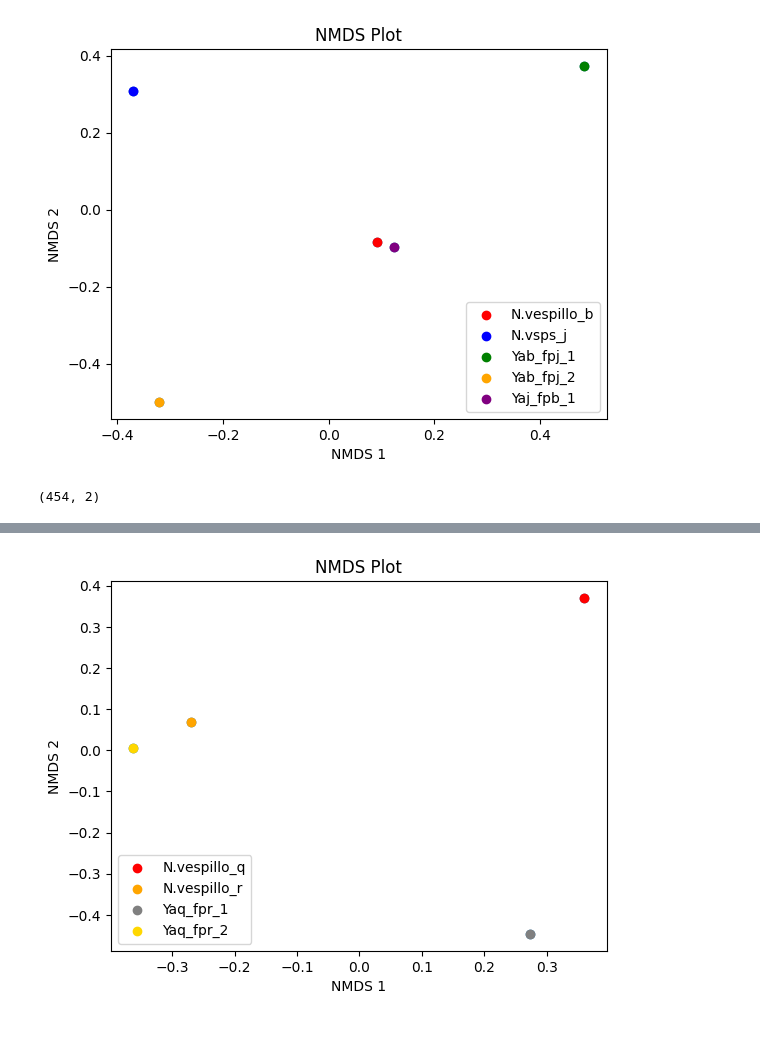
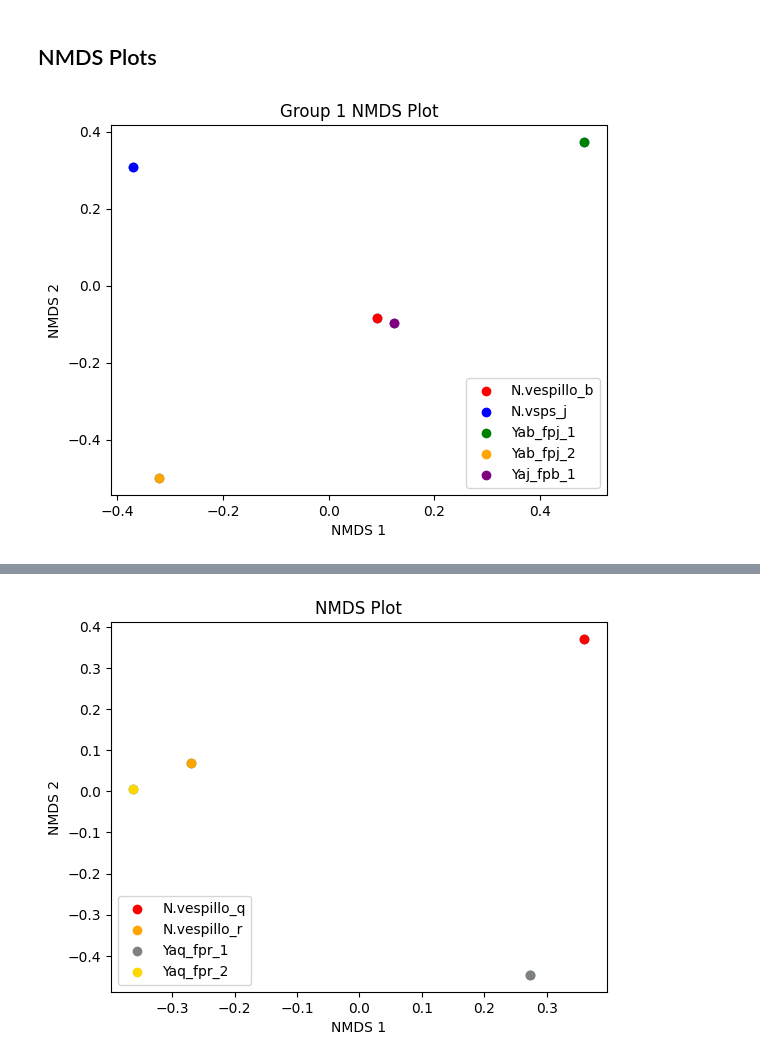
Before and after one commit to abenidsa12/gut_microbiome, a Jupyter notebook: plots.ipynb, the cells around one changed output, grey strips where cells are left out. Cells and saved outputs as stored; diff of their text form; code cells hidden in the pictures; blank space fills up the shorter version.

```diff
--- a/plots.ipynb
+++ b/plots.ipynb
@@ -8,5 +11,7 @@ from sklearn.manifold import MDS
 path = os.path.abspath('D:/Kaiserslautern/Documents/Course content/Thesis/Excel sheets')
 data = os.path.join(path, 'main-table17.csv')
 df = pd.read_csv(data)
+df.set_index('Genus', inplace=True)
+
 df.head()
 # %% [output]
@@ -20,25 +26,23 @@ df.head()
+# %% [markdown]
+## NMDS Plots
 # %%
 group_1 = ['N.vespillo_b', 'N.vsps_j', 'Yab_fpj_1', 'Yab_fpj_2', 'Yaj_fpb_1']
 group_1_df = df[group_1]
 
 colors = ['red', 'blue', 'green', 'orange', 'purple']
 
 mds = MDS(n_components=2, metric=False, random_state=42)
 transformed_data = mds.fit_transform(group_1_df.T)
 plt.scatter(transformed_data[:, 0], transformed_data[:, 1])
 
 for i, column_name in enumerate(group_1_df.T.index):
     plt.scatter(transformed_data[i, 0], transformed_data[i, 1], color=colors[i], label=column_name)
 
 plt.xlabel('NMDS 1')
 plt.ylabel('NMDS 2')
-plt.title('NMDS Plot')
+plt.title('Group 1 NMDS Plot')
 plt.legend(loc='lower right')
 
 plt.show()
 # %% [output]
-[figure, old version]
+[figure, new version]
-# %%
-transformed_data.shape
-# %% [output]
-(454, 2)
```
Also changed, not shown: parts of 17 cells of this notebook, 1 other file.
